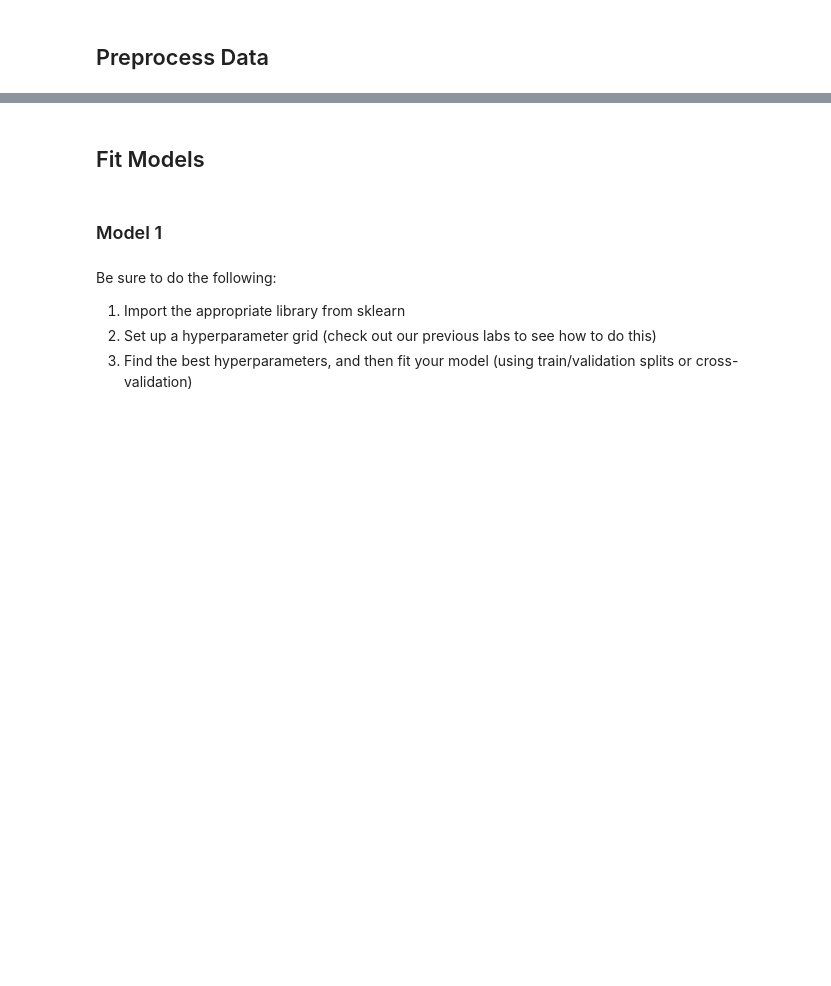
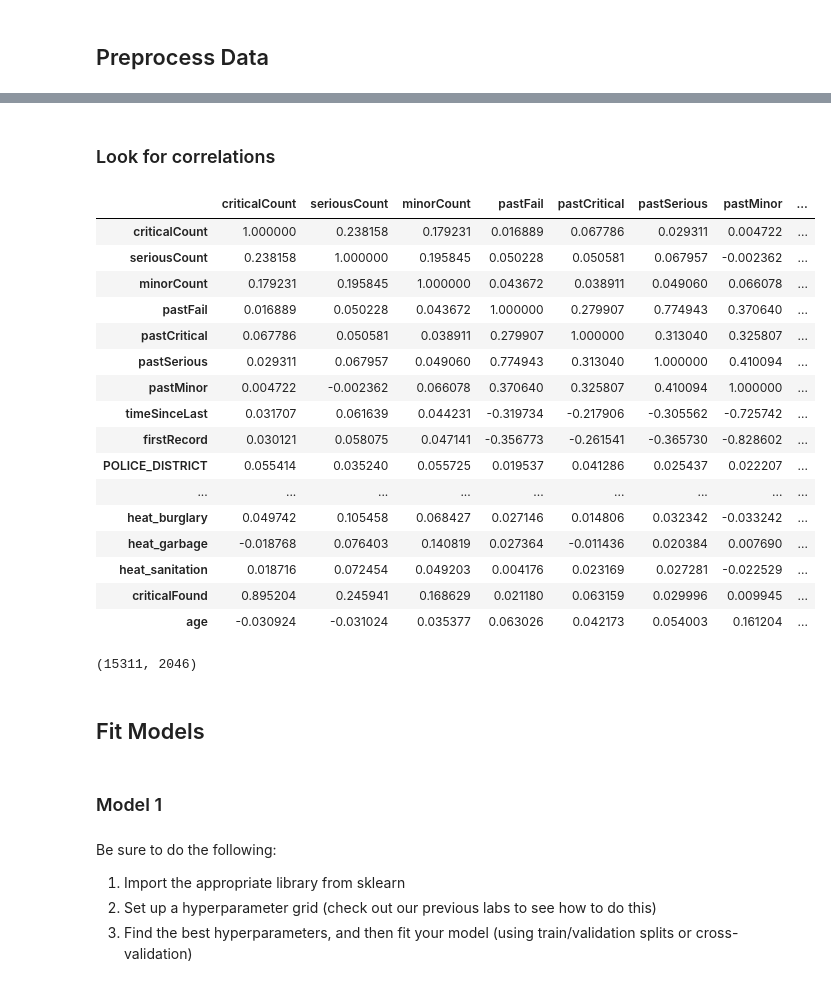
Before and after one commit to ElizabethBreen/CSS_Project3_Team2, a Jupyter notebook: Project 3 Students.ipynb, the cells around one changed output, grey strips where cells are left out. Cells and saved outputs as stored; diff of their text form; code cells hidden in the pictures; blank space fills up the shorter version.

```diff
--- a/Project 3 Students.ipynb
+++ b/Project 3 Students.ipynb
@@ -156,3 +192,29 @@ X.head()
 | 507212 | LITTLE QUIAPO RESTAURANT | 0 | 2 | 6 | 0 | 0 | 0 | ... |
 | 507216 | SERGIO'S TAQUERIA PIZZA INC. | 0 | 0 | 6 | 0 | 0 | 0 | ... |
 | 507219 | TARGET STORE # T-2079 | 0 | 2 | 6 | 0 | 0 | 0 | ... |
+# %% [markdown]
+### Look for correlations
+# %%
+chicago_inspections_2011_to_2013.corr(method='pearson', min_periods=1)
+# %% [output]
+|  | criticalCount | seriousCount | minorCount | pastFail | pastCritical | pastSerious | pastMinor | ... |
+| criticalCount | 1.000000 | 0.238158 | 0.179231 | 0.016889 | 0.067786 | 0.029311 | 0.004722 | ... |
+| seriousCount | 0.238158 | 1.000000 | 0.195845 | 0.050228 | 0.050581 | 0.067957 | -0.002362 | ... |
+| minorCount | 0.179231 | 0.195845 | 1.000000 | 0.043672 | 0.038911 | 0.049060 | 0.066078 | ... |
+| pastFail | 0.016889 | 0.050228 | 0.043672 | 1.000000 | 0.279907 | 0.774943 | 0.370640 | ... |
+| pastCritical | 0.067786 | 0.050581 | 0.038911 | 0.279907 | 1.000000 | 0.313040 | 0.325807 | ... |
+| pastSerious | 0.029311 | 0.067957 | 0.049060 | 0.774943 | 0.313040 | 1.000000 | 0.410094 | ... |
+| pastMinor | 0.004722 | -0.002362 | 0.066078 | 0.370640 | 0.325807 | 0.410094 | 1.000000 | ... |
+| timeSinceLast | 0.031707 | 0.061639 | 0.044231 | -0.319734 | -0.217906 | -0.305562 | -0.725742 | ... |
+| firstRecord | 0.030121 | 0.058075 | 0.047141 | -0.356773 | -0.261541 | -0.365730 | -0.828602 | ... |
+| POLICE_DISTRICT | 0.055414 | 0.035240 | 0.055725 | 0.019537 | 0.041286 | 0.025437 | 0.022207 | ... |
+| ... | ... | ... | ... | ... | ... | ... | ... | ... |
+| heat_burglary | 0.049742 | 0.105458 | 0.068427 | 0.027146 | 0.014806 | 0.032342 | -0.033242 | ... |
+| heat_garbage | -0.018768 | 0.076403 | 0.140819 | 0.027364 | -0.011436 | 0.020384 | 0.007690 | ... |
+| heat_sanitation | 0.018716 | 0.072454 | 0.049203 | 0.004176 | 0.023169 | 0.027281 | -0.022529 | ... |
+| criticalFound | 0.895204 | 0.245941 | 0.168629 | 0.021180 | 0.063159 | 0.029996 | 0.009945 | ... |
+| age | -0.030924 | -0.031024 | 0.035377 | 0.063026 | 0.042173 | 0.054003 | 0.161204 | ... |
+# %%
+X.shape
+# %% [output]
+(15311, 2046)
```
Also changed, not shown: parts of 14 cells of this notebook.
